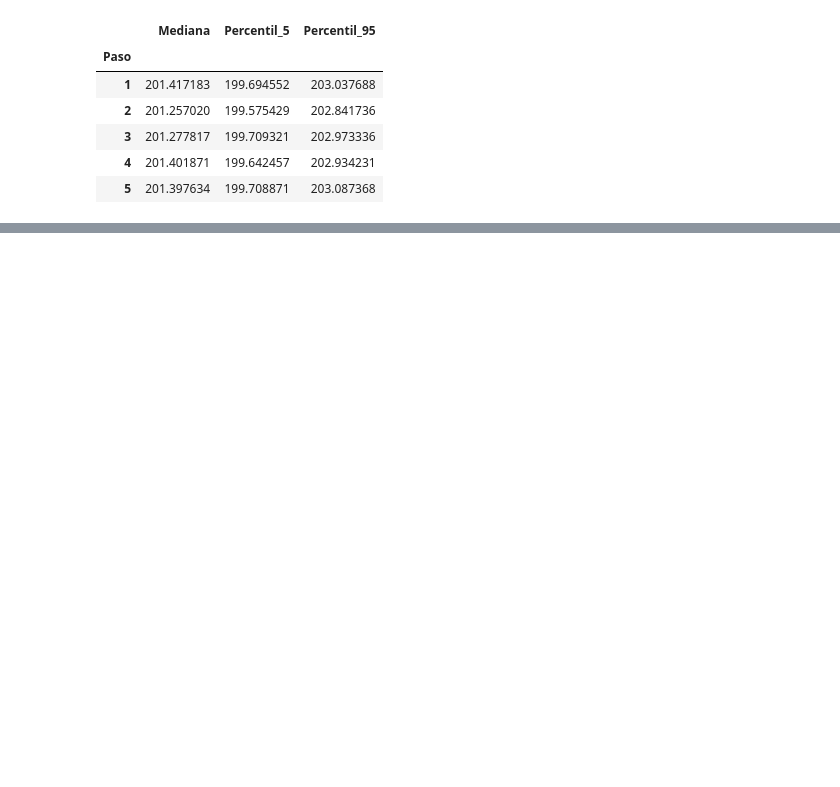
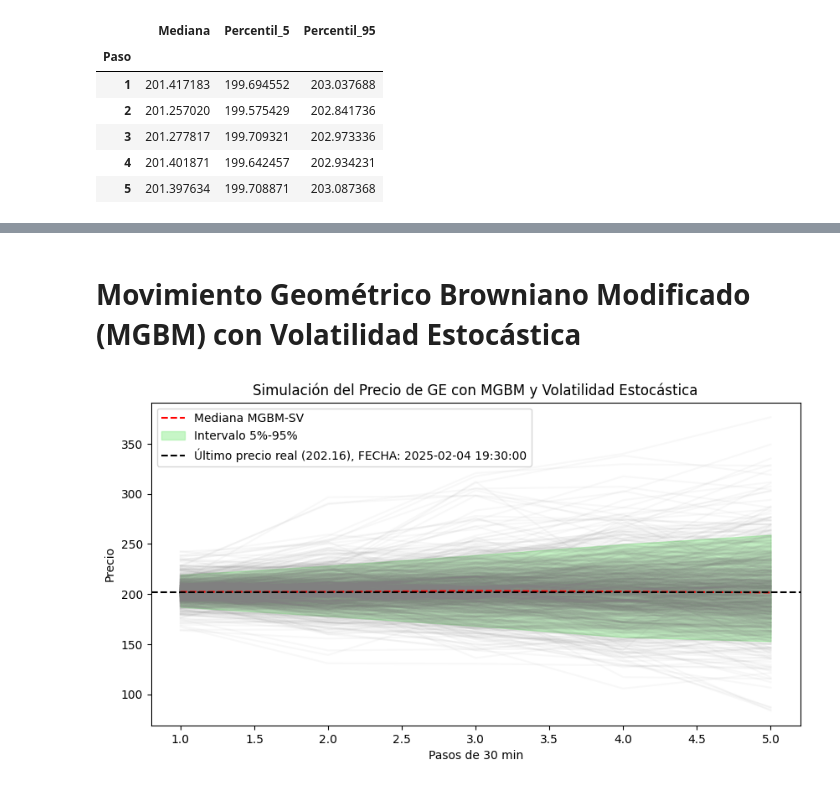
Before and after one commit to ADRIANVM117/data-science-portfolio, a Jupyter notebook: GE_STOCK_STATS_AND_PREDICTIVE_MODEL/GE_MOVIMIENTO_BROWNIANNO_GEOMETRICO.ipynb, the cells around one changed output, grey strips where cells are left out. Saved outputs shown, nothing was run; the diff lists cells and outputs as text; code cells hidden in the pictures; blank space fills up the shorter version.

```diff
--- a/GE_STOCK_STATS_AND_PREDICTIVE_MODEL/GE_MOVIMIENTO_BROWNIANNO_GEOMETRICO.ipynb
+++ b/GE_STOCK_STATS_AND_PREDICTIVE_MODEL/GE_MOVIMIENTO_BROWNIANNO_GEOMETRICO.ipynb
@@ -135,0 +335,79 @@ df_predicciones
+# %% [markdown]
+#  Movimiento Geométrico Browniano Modificado (MGBM) con Volatilidad Estocástica
+# %%
+import numpy as np
+import pandas as pd
+import matplotlib.pyplot as plt
+
+# Parámetros estimados del modelo de Heston
+mu = 0.000218  # Drift
+kappa = 2.0  # Tasa de reversión a la media
+theta = 0.0001  # Media de la varianza a largo plazo
+sigma = 0.1  # Volatilidad del proceso de volatilidad
+v0 = 0.001  # Volatilidad inicial
+last_real_price_index = df_final.index[-1]  # Última fecha y hora registrada
+# Último precio conocido y volatilidad inicial
+S0 = df_final["Close"].iloc[-1]
+v_t = v0
+
+# Configuración de la simulación
+n_simulations = 1000  # Número de simulaciones
+n_steps = 5  # Pasos futuros de 30 min cada uno
+dt = 1  # Incremento temporal en unidades de 30 min
+
+# Matriz para almacenar las simulaciones
+simulated_prices = np.zeros((n_simulations, n_steps))
+
+for i in range(n_simulations):
+    S_t = S0  # Precio inicial para cada simulación
+    v_t_sim = v_t  # Volatilidad inicial
+
+    for t in range(n_steps):
+        # Generar ruido gaussiano
+        Z1, Z2 = np.random.normal(size=2)
+
+        # Evolución de la volatilidad según Heston
+        v_t_sim = np.abs(v_t_sim + kappa * (theta - v_t_sim) * dt + sigma * np.sqrt(v_t_sim) * Z1)
+
+        # Evolución del precio con volatilidad estocástica
+        S_t = S_t * np.exp((mu - 0.5 * v_t_sim) * dt + np.sqrt(v_t_sim) * Z2)
+
+        # Guardar el precio
+        simulated_prices[i, t] = S_t
+
+# Calcular la mediana y los percentiles
+mediana = np.median(simulated_prices, axis=0)
+percentil_5 = np.percentile(simulated_prices, 5, axis=0)
+percentil_95 = np.percentile(simulated_prices, 95, axis=0)
+
+# Crear DataFrame con resultados
+steps = np.arange(1, n_steps + 1)
+df_predicciones_MGBM = pd.DataFrame({
+    "Paso": steps,
+    "Mediana": mediana,
+    "Percentil_5": percentil_5,
+    "Percentil_95": percentil_95
+})
+df_predicciones_MGBM.set_index("Paso", inplace=True)
+df_predicciones_MGBM['Dispersion'] = df_predicciones_MGBM['Percentil_95'] - df_predicciones_MGBM['Percentil_5']
+
+
+
+# Visualizar tabla con resultados
+
+# 📌 Graficar las simulaciones
+plt.figure(figsize=(10,5))
+for i in range(n_simulations):
+    plt.plot(steps, simulated_prices[i, :], color="gray", alpha=0.05)
+
+plt.plot(steps, mediana, linestyle="dashed", color="red", label="Mediana MGBM-SV")
+plt.fill_between(steps, percentil_5, percentil_95, color="lightgreen", alpha=0.5, label="Intervalo 5%-95%")
+plt.axhline(S0, linestyle="dashed", color="black", label=f"Último precio real ({S0:.2f}), FECHA: {last_real_price_index}")
+
+plt.xlabel("Pasos de 30 min")
+plt.ylabel("Precio")
+plt.title("Simulación del Precio de GE con MGBM y Volatilidad Estocástica")
+plt.legend()
+plt.show()
+# %% [output]
+[figure, added]
```
Also changed, not shown: parts of 14 cells of this notebook.
